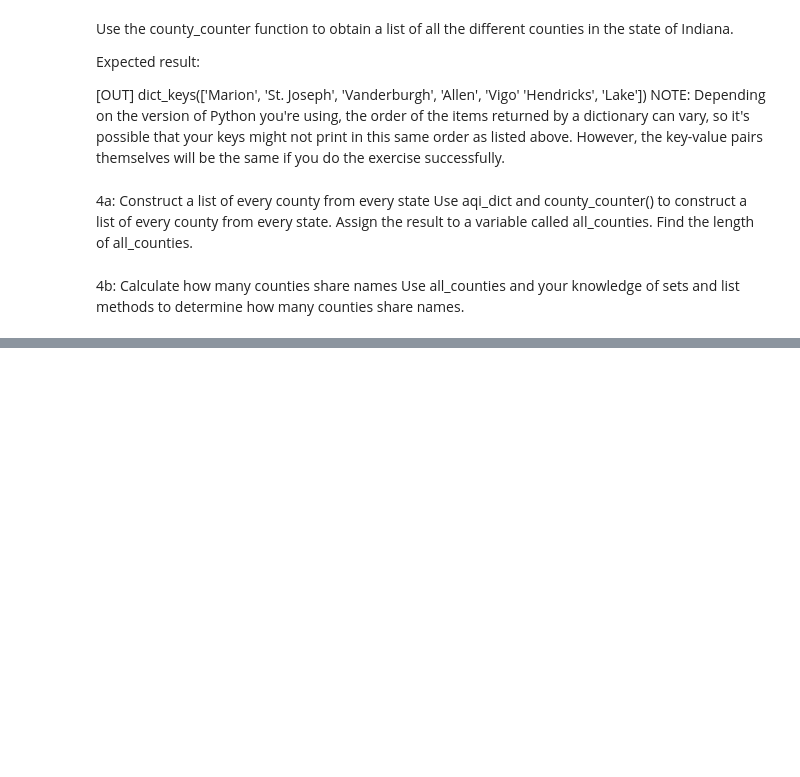
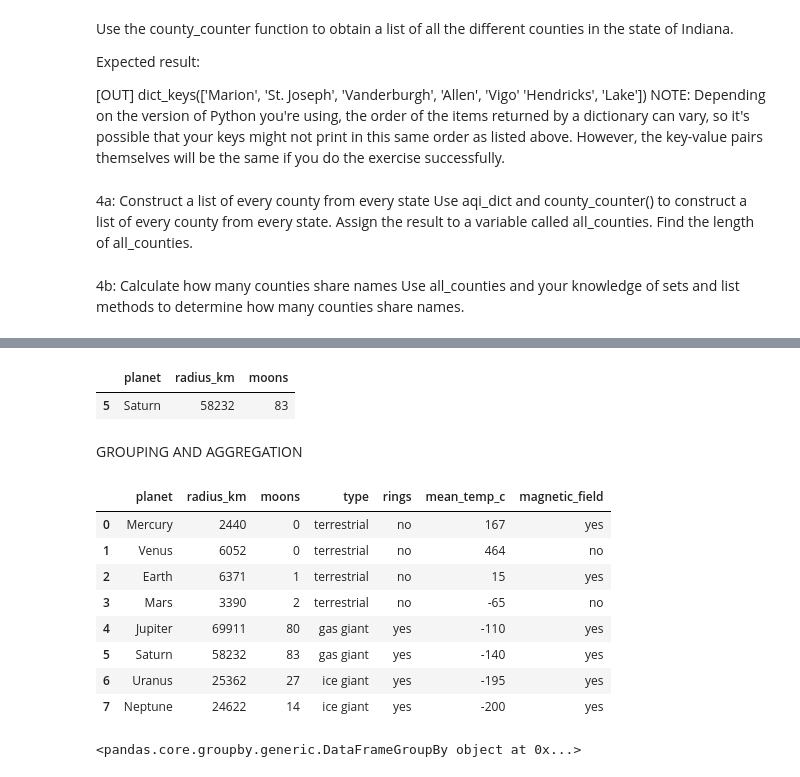
Before and after one commit to paschaldubem/FUNDUSAI, a Jupyter notebook: python training cousera-checkpoint.ipynb, the cells around one changed output, grey strips where cells are left out. Cells and saved outputs as stored; diff of their text form; code cells hidden in the pictures; blank space fills up the shorter version.

```diff
--- a/python training cousera-checkpoint.ipynb
+++ b/python training cousera-checkpoint.ipynb
@@ -978,0 +1417,47 @@ shared_count
+# %%
+# Create a Boolean mask of planets with more than 20 moons, excluding them if they
+# have 80 moons or if their radius is less than 50,000 km.
+mask = (planets['moons'] > 20) & ~(planets['moons'] == 80) & ~(planets['radius_km'] < 50000)
+
+# Apply the mask
+planets[mask]
+# %% [output]
+|  | planet | radius_km | moons |
+| 5 | Saturn | 58232 | 83 |
+# %% [markdown]
+GROUPING AND AGGREGATION
+# %%
+import numpy as np
+import pandas as pd
+
+# Instantiate a dictionary of planetary data.
+data = {'planet': ['Mercury', 'Venus', 'Earth', 'Mars',
+                   'Jupiter', 'Saturn', 'Uranus', 'Neptune'],
+        'radius_km': [2440, 6052, 6371, 3390, 69911, 58232,
+                     25362, 24622],
+        'moons': [0, 0, 1, 2, 80, 83, 27, 14],
+        'type': ['terrestrial', 'terrestrial', 'terrestrial', 'terrestrial',
+                 'gas giant', 'gas giant', 'ice giant', 'ice giant'],
+        'rings': ['no', 'no', 'no', 'no', 'yes', 'yes', 'yes','yes'],
+        'mean_temp_c': [167, 464, 15, -65, -110, -140, -195, -200],
+        'magnetic_field': ['yes', 'no', 'yes', 'no', 'yes', 'yes', 'yes', 'yes']
+        }
+
+# Use pd.DataFrame() function to convert dictionary to dataframe.
+planets = pd.DataFrame(data)
+planets
+# %% [output]
+|  | planet | radius_km | moons | type | rings | mean_temp_c | magnetic_field |
+| 0 | Mercury | 2440 | 0 | terrestrial | no | 167 | yes |
+| 1 | Venus | 6052 | 0 | terrestrial | no | 464 | no |
+| 2 | Earth | 6371 | 1 | terrestrial | no | 15 | yes |
+| 3 | Mars | 3390 | 2 | terrestrial | no | -65 | no |
+| 4 | Jupiter | 69911 | 80 | gas giant | yes | -110 | yes |
+| 5 | Saturn | 58232 | 83 | gas giant | yes | -140 | yes |
+| 6 | Uranus | 25362 | 27 | ice giant | yes | -195 | yes |
+| 7 | Neptune | 24622 | 14 | ice giant | yes | -200 | yes |
+# %%
+# The groupby() function returns a groupby object.
+planets.groupby(['type'])
+# %% [output]
+<pandas.core.groupby.generic.DataFrameGroupBy object at 0x...>
```
Also changed, not shown: parts of 98 cells of this notebook.
